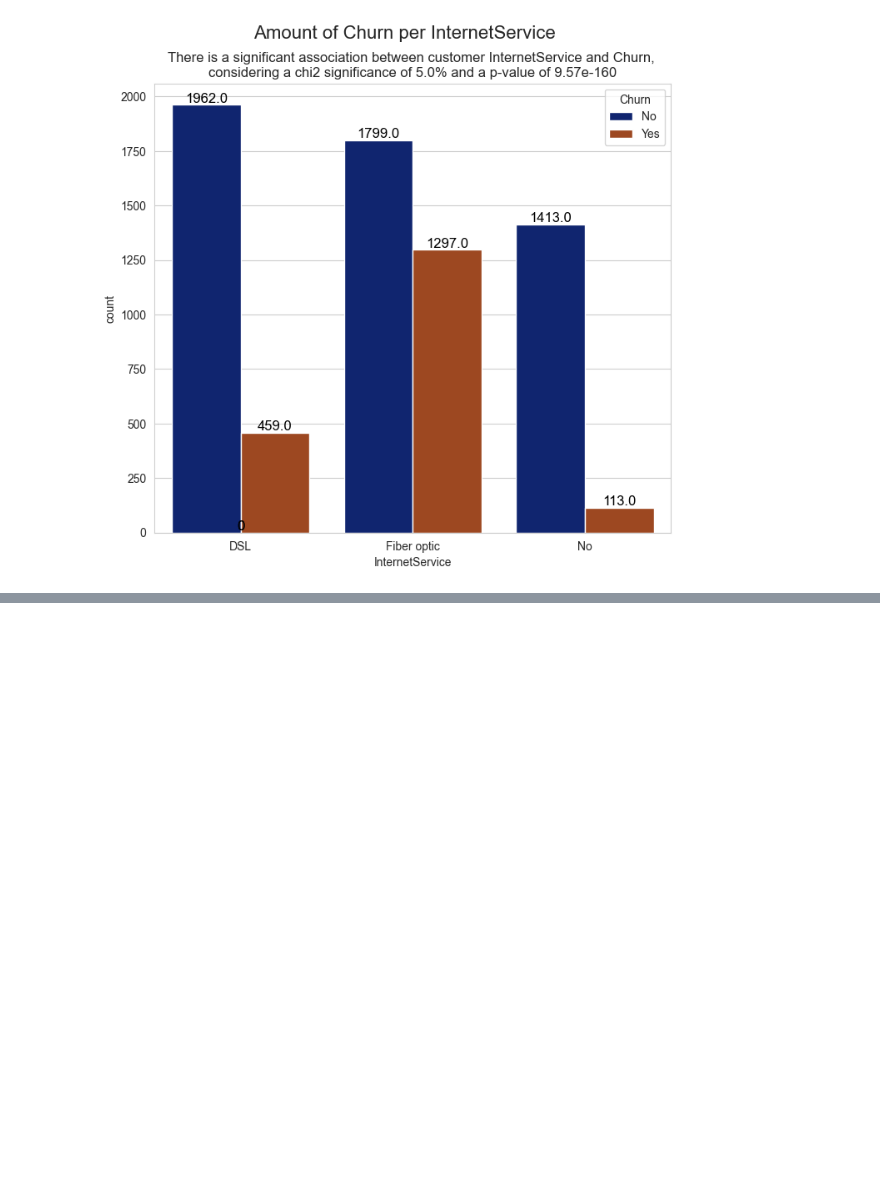
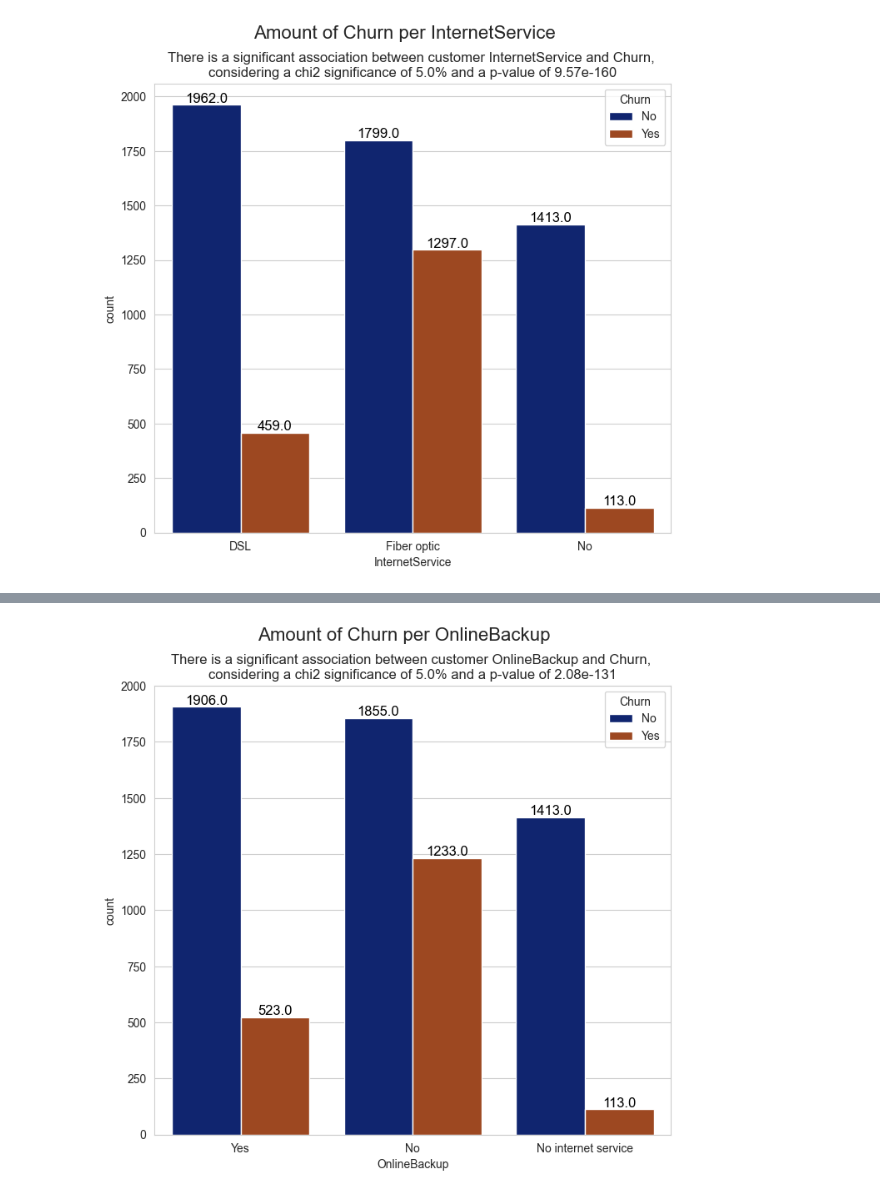
Before and after one commit to Gbrlmoraes/telecom_churn_prediction, a Jupyter notebook: notebooks/exploratory_data_analysis.ipynb, the cells around one changed output, grey strips where cells are left out. Drawn from its saved outputs; the diff is of its cells as text; code cells hidden in the pictures; blank space fills up the shorter version.

```diff
--- a/notebooks/exploratory_data_analysis.ipynb
+++ b/notebooks/exploratory_data_analysis.ipynb
@@ -232,0 +252,4 @@ check_qualitative_variable('InternetService', df)
+# %%
+check_qualitative_variable('OnlineBackup', df)
+# %% [output]
+[figure, added]
```
Also changed, not shown: parts of 26 cells of this notebook.
